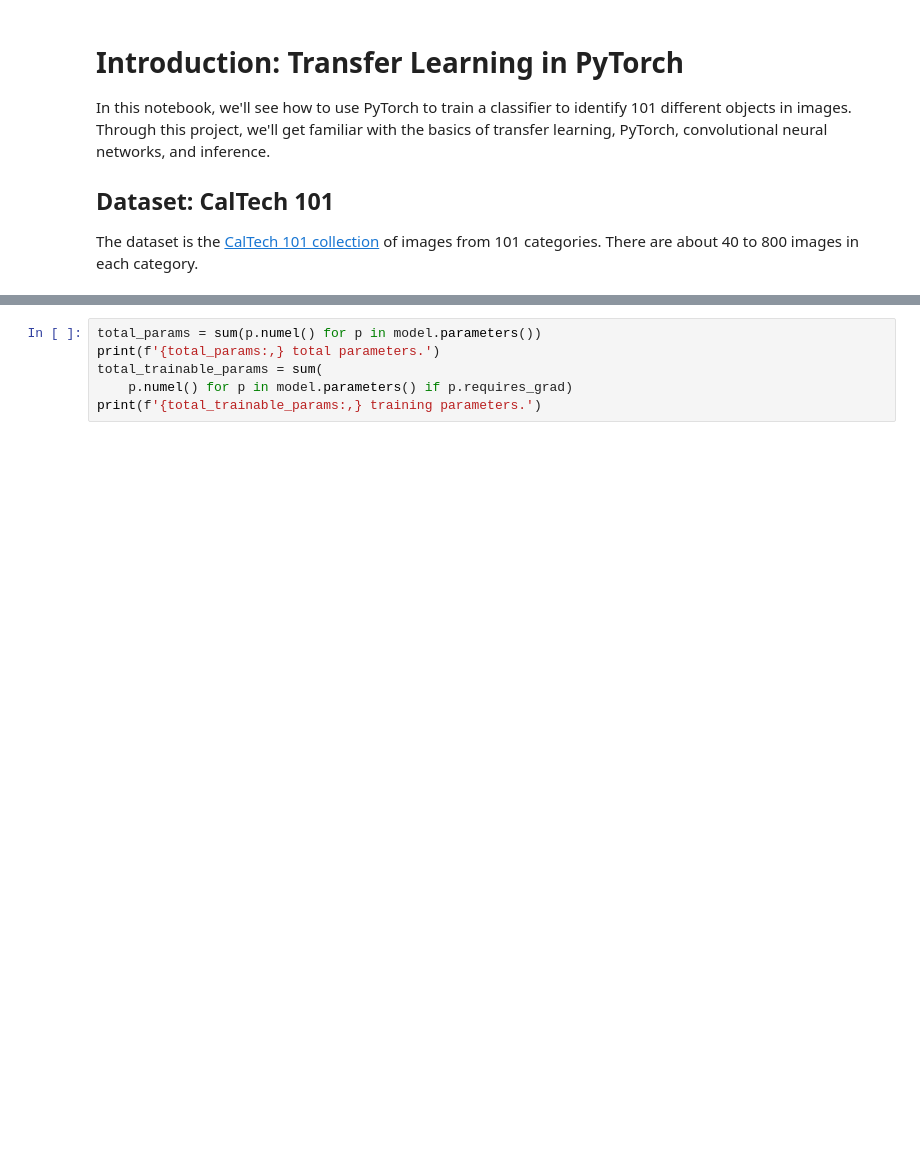
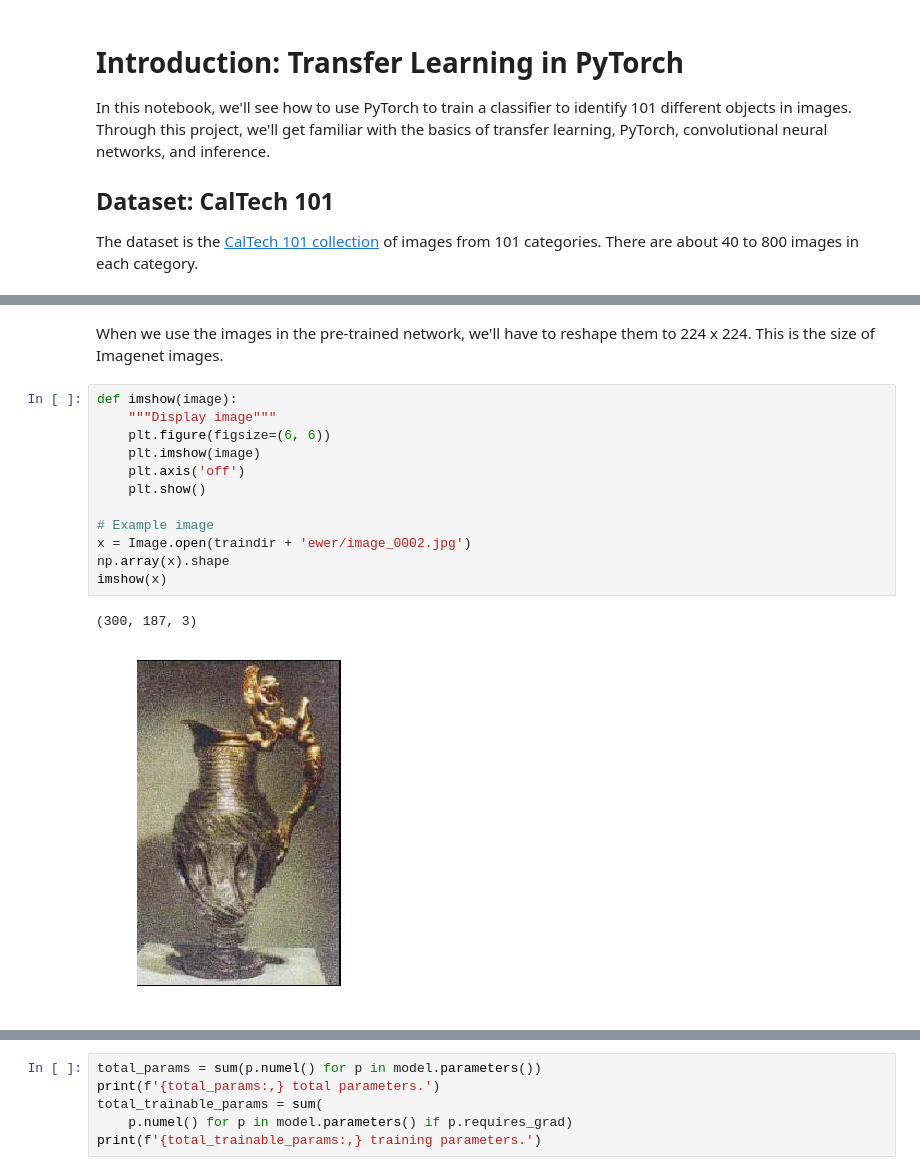
Before and after one commit to yulin6666/pytorch_challenge, a Jupyter notebook: Transfer Learning in PyTorch.ipynb, the cells around one changed output, grey strips where cells are left out. Saved outputs shown, nothing was run; the diff lists cells and outputs as text; blank space fills up the shorter version.

```diff
--- a/Transfer Learning in PyTorch.ipynb
+++ b/Transfer Learning in PyTorch.ipynb
@@ -300,0 +168,17 @@ model.idx_to_class = {
+# %% [markdown]
+When we use the images in the pre-trained network, we'll have to reshape them to 224 x 224. This is the size of Imagenet images.
+# %%
+def imshow(image):
+    """Display image"""
+    plt.figure(figsize=(6, 6))
+    plt.imshow(image)
+    plt.axis('off')
+    plt.show()
+
+# Example image
+x = Image.open(traindir + 'ewer/image_0002.jpg')
+np.array(x).shape
+imshow(x)
+# %% [output]
+(300, 187, 3)
+[figure, added]
```
Also changed, not shown: parts of 92 cells of this notebook, 3 other files.
